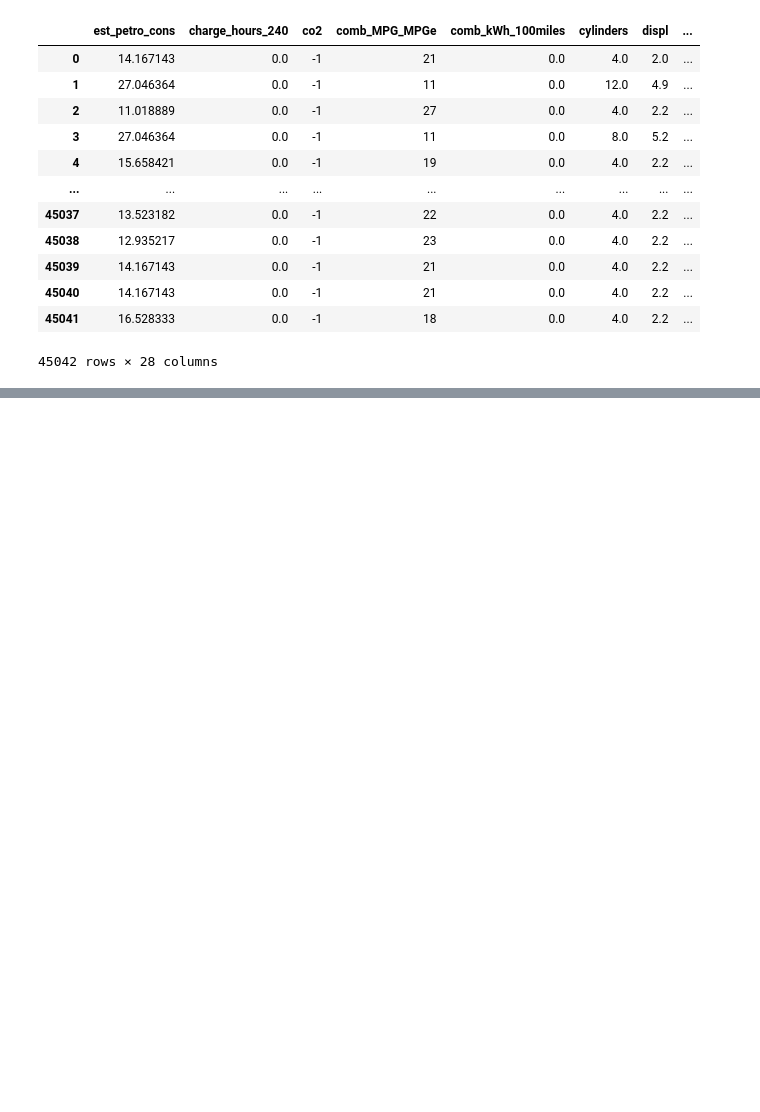
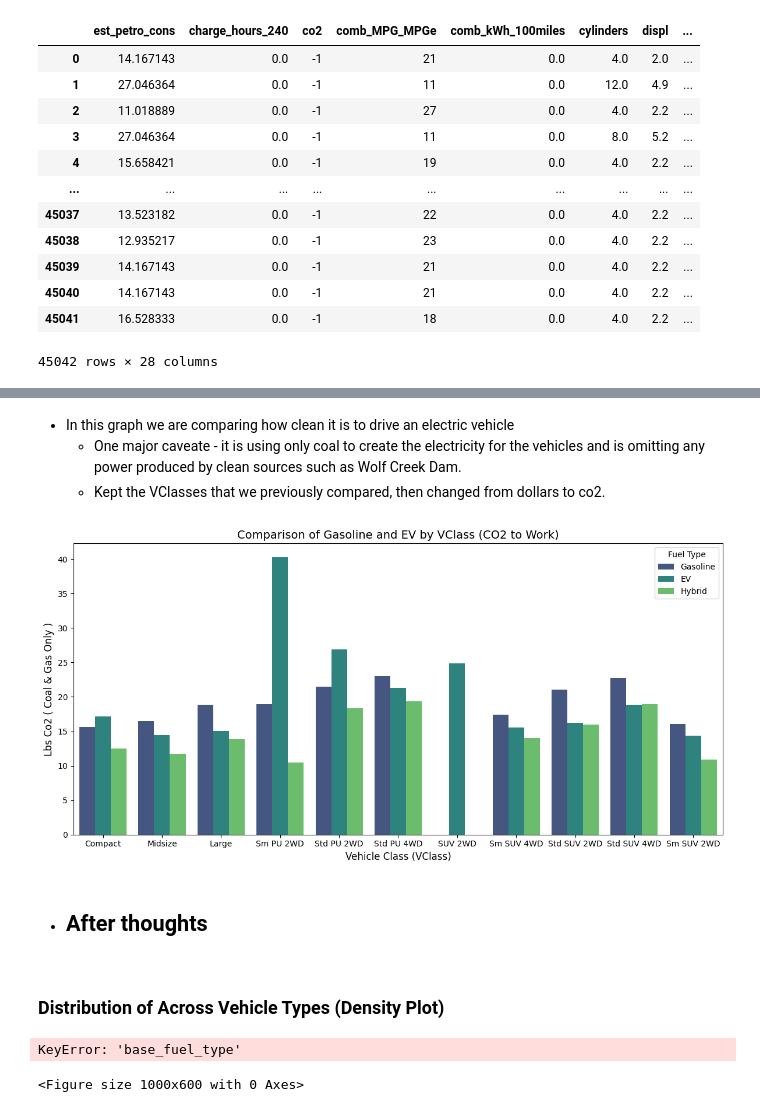
Before and after one commit to sampss/fuel_economy_gov, a Jupyter notebook: working/code/playground_2.ipynb, the cells around one changed output, grey strips where cells are left out. Saved outputs shown, nothing was run; the diff lists cells and outputs as text; code cells hidden in the pictures; blank space fills up the shorter version.

```diff
--- a/working/code/playground_2.ipynb
+++ b/working/code/playground_2.ipynb
@@ -265,0 +506,39 @@ combined_sales_fueleconomy_data
+# %% [markdown]
+- In this graph we are comparing how clean it is to drive an electric vehicle
+    - One major caveate - it is using only coal to create the electricity for the vehicles and is omitting any power produced by clean sources such as Wolf Creek Dam.
+    - Kept the VClasses that we previously compared, then changed from dollars to co2.
+# %%
+melted_df_2 = refined_df.melt(id_vars=["VClass", "base_fuel_type"],
+                    value_vars=["co2_to_work"], # "dollars_to_work",
+                    var_name="Metric", value_name="Value")
+
+# Plot
+plt.figure(figsize=(12, 6))
+sns.barplot(x="VClass", y="Value", hue="base_fuel_type", palette="viridis", data=melted_df_2, errorbar=None)
+plt.title('Comparison of Gasoline and EV by VClass (CO2 to Work)', fontsize=14) # (CO2 and Dollars to Work)
+plt.xlabel('Vehicle Class (VClass)', fontsize=12)
+plt.ylabel('Lbs Co2 ( Coal & Gas Only )', fontsize=12)
+plt.legend(title='Fuel Type')
+plt.tight_layout()
+plt.show()
+# %% [output]
+[figure, added]
+# %% [markdown]
+- After thoughts
+    -
+# %% [markdown]
+### Distribution of  Across Vehicle Types (Density Plot)
+# %%
+# Plot
+plt.figure(figsize=(10, 6))
+sns.kdeplot(data=df[df['base_fuel_type'] == 'gasoline']['co2_to_work'], fill=True, label='Gasoline', color='blue', alpha=0.6)
+sns.kdeplot(data=df[df['base_fuel_type'] == 'electric']['co2_to_work'], fill=True, label='Electric', color='green', alpha=0.6)
+plt.title('CO2 Emissions to Work (20 Miles) by Fuel Type', fontsize=14)
+plt.xlabel('CO2 Emissions (lbs)', fontsize=12)
+plt.ylabel('Density', fontsize=12)
+plt.legend(title='Fuel Type')
+plt.tight_layout()
+plt.show()
+# %% [output]
+KeyError: 'base_fuel_type'
+<Figure size 1000x600 with 0 Axes>
```
Also changed, not shown: parts of 16 cells of this notebook, 1 other file.
